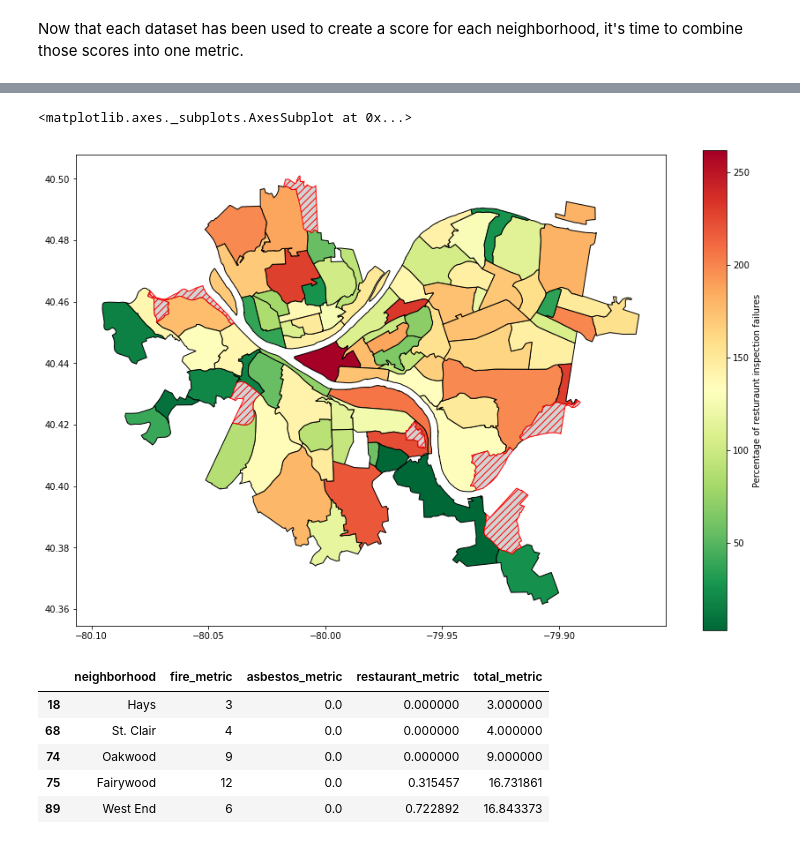
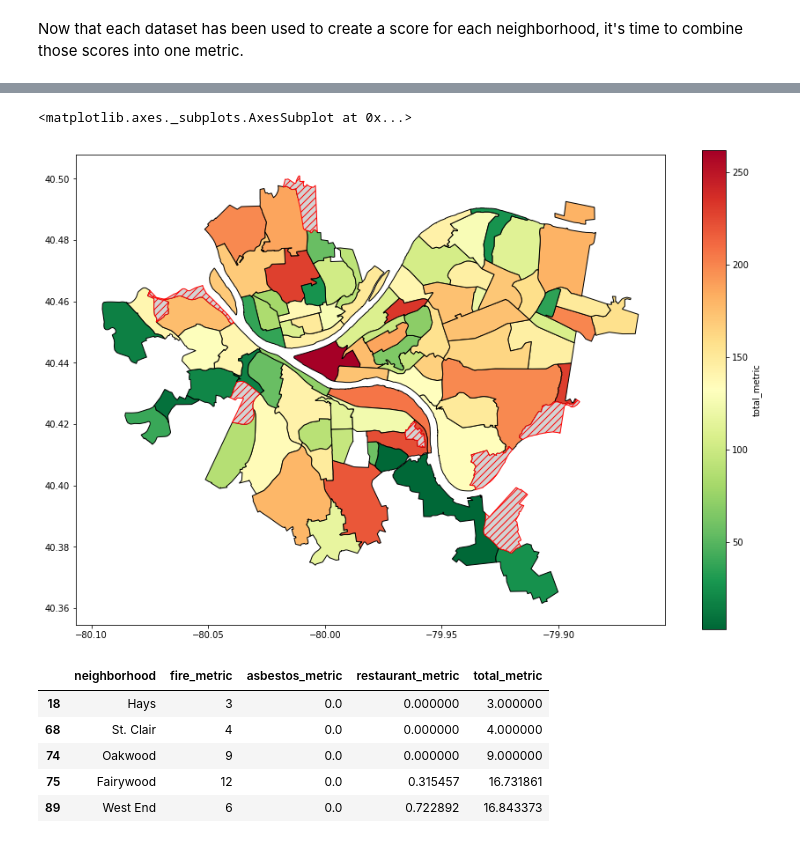
Before and after one commit to Steven-Jarmell/CS0010-FinalProject, a Jupyter notebook: Final.ipynb, the cells around one changed output, grey strips where cells are left out. Cells and saved outputs as stored; diff of their text form; code cells hidden in the pictures.

```diff
--- a/Final.ipynb
+++ b/Final.ipynb
@@ -328,14 +328,14 @@ print(neighborhood_metrics.dropna())
 # %%
 # Display map of metric scores for neighborhoods
 neighborhoods_map = gpd.read_file("Neighborhoods/Neighborhoods_.shp")
 
 metrics_map = neighborhoods_map.merge(neighborhood_metrics, how = 'left', left_on = 'hood', right_on = 'neighborhood')
 metrics_map.plot(column = 'total_metric', figsize = (15,10), cmap = 'RdYlGn_r',edgecolor = 'black', legend = True,
-    legend_kwds={'label': "Percentage of resturaunt inspection failures"},
+    legend_kwds={'label': "total_metric"},
     missing_kwds={"color": "lightgrey", "edgecolor": "red", "hatch": "///","label": "Missing values"})
 # %% [output]
 <matplotlib.axes._subplots.AxesSubplot at 0x...>
-[figure, old version]
+[figure, new version]
 # %%
 neighborhood_metrics.head()                                # HAYS ^
 # %% [output]
```
Also changed, not shown: parts of 1 cell of this notebook.
